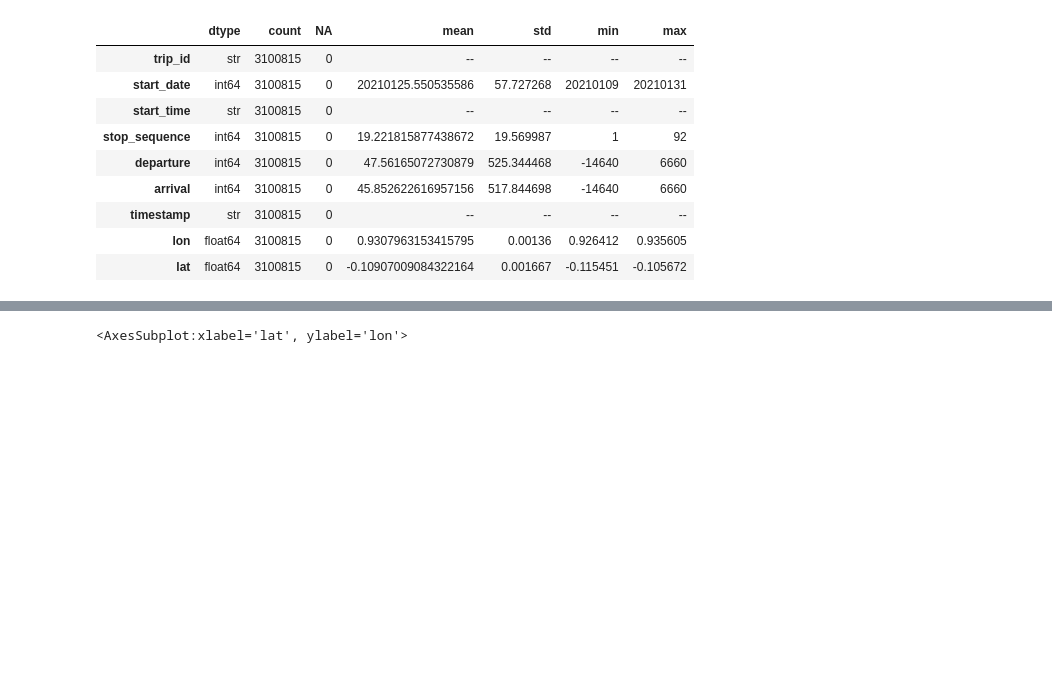
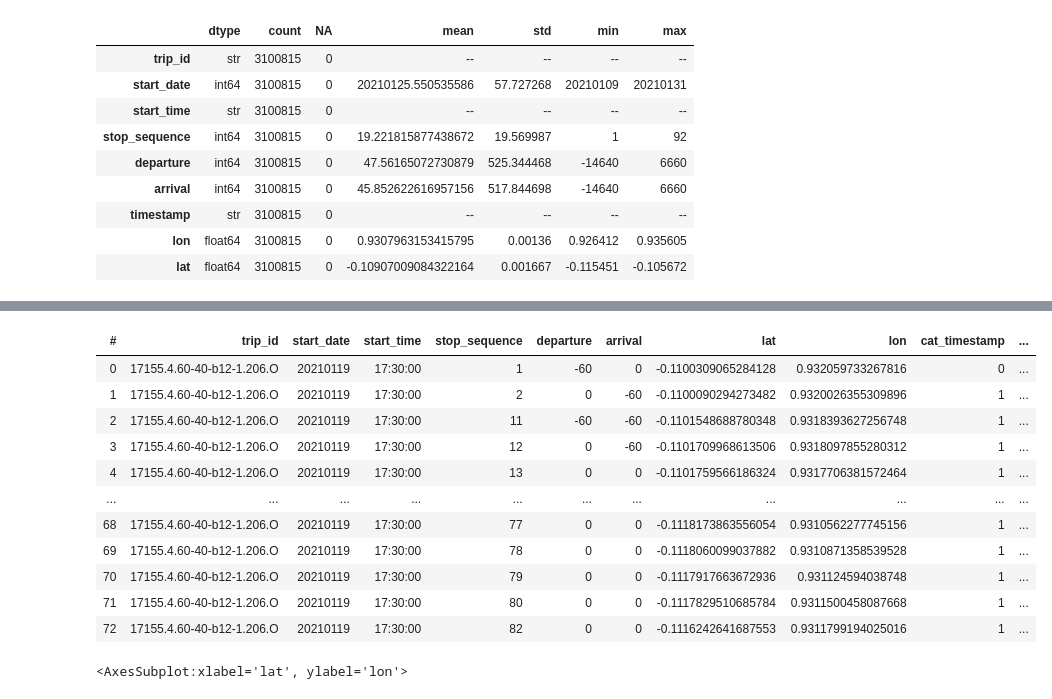
Before and after one commit to Drakodav/backend_d-dub, a Jupyter notebook: ml/preprocess/gtfsr_explore.ipynb, the cells around one changed output, grey strips where cells are left out. Cells and saved outputs as stored; diff of their text form; code cells hidden in the pictures; blank space fills up the shorter version.

```diff
--- a/ml/preprocess/gtfsr_explore.ipynb
+++ b/ml/preprocess/gtfsr_explore.ipynb
@@ -101,0 +100,5 @@ gb
+# %%
+ls = [(i, encoder.labels_['timestamp'][i]) for i in encoder.labels_['timestamp']]
+cat = pd.DataFrame(ls, columns=['timestamp', 'cat_timestamp'])
+cat = vaex.from_pandas(cat)
+cat
@@ -102,3 +118,18 @@ gb
+# %%
+one_trip.join(cat, on='cat_timestamp')
+# %% [output]
+| # | trip_id | start_date | start_time | stop_sequence | departure | arrival | lat | lon | cat_timestamp | ... |
+| 0 | 17155.4.60-40-b12-1.206.O | 20210119 | 17:30:00 | 1 | -60 | 0 | -0.1100309065284128 | 0.932059733267816 | 0 | ... |
+| 1 | 17155.4.60-40-b12-1.206.O | 20210119 | 17:30:00 | 2 | 0 | -60 | -0.1100090294273482 | 0.9320026355309896 | 1 | ... |
+| 2 | 17155.4.60-40-b12-1.206.O | 20210119 | 17:30:00 | 11 | -60 | -60 | -0.1101548688780348 | 0.9318393627256748 | 1 | ... |
+| 3 | 17155.4.60-40-b12-1.206.O | 20210119 | 17:30:00 | 12 | 0 | -60 | -0.1101709968613506 | 0.9318097855280312 | 1 | ... |
+| 4 | 17155.4.60-40-b12-1.206.O | 20210119 | 17:30:00 | 13 | 0 | 0 | -0.1101759566186324 | 0.9317706381572464 | 1 | ... |
+| ... | ... | ... | ... | ... | ... | ... | ... | ... | ... | ... |
+| 68 | 17155.4.60-40-b12-1.206.O | 20210119 | 17:30:00 | 77 | 0 | 0 | -0.1118173863556054 | 0.9310562277745156 | 1 | ... |
+| 69 | 17155.4.60-40-b12-1.206.O | 20210119 | 17:30:00 | 78 | 0 | 0 | -0.1118060099037882 | 0.9310871358539528 | 1 | ... |
+| 70 | 17155.4.60-40-b12-1.206.O | 20210119 | 17:30:00 | 79 | 0 | 0 | -0.1117917663672936 | 0.931124594038748 | 1 | ... |
+| 71 | 17155.4.60-40-b12-1.206.O | 20210119 | 17:30:00 | 80 | 0 | 0 | -0.1117829510685784 | 0.9311500458087668 | 1 | ... |
+| 72 | 17155.4.60-40-b12-1.206.O | 20210119 | 17:30:00 | 82 | 0 | 0 | -0.1116242641687553 | 0.9311799194025016 | 1 | ... |
 # %%
 pd_trip = one_trip.to_pandas_df()
 plt.figure(figsize = (15,8))
```
Also changed, not shown: parts of 4 cells of this notebook, 1 other file.
